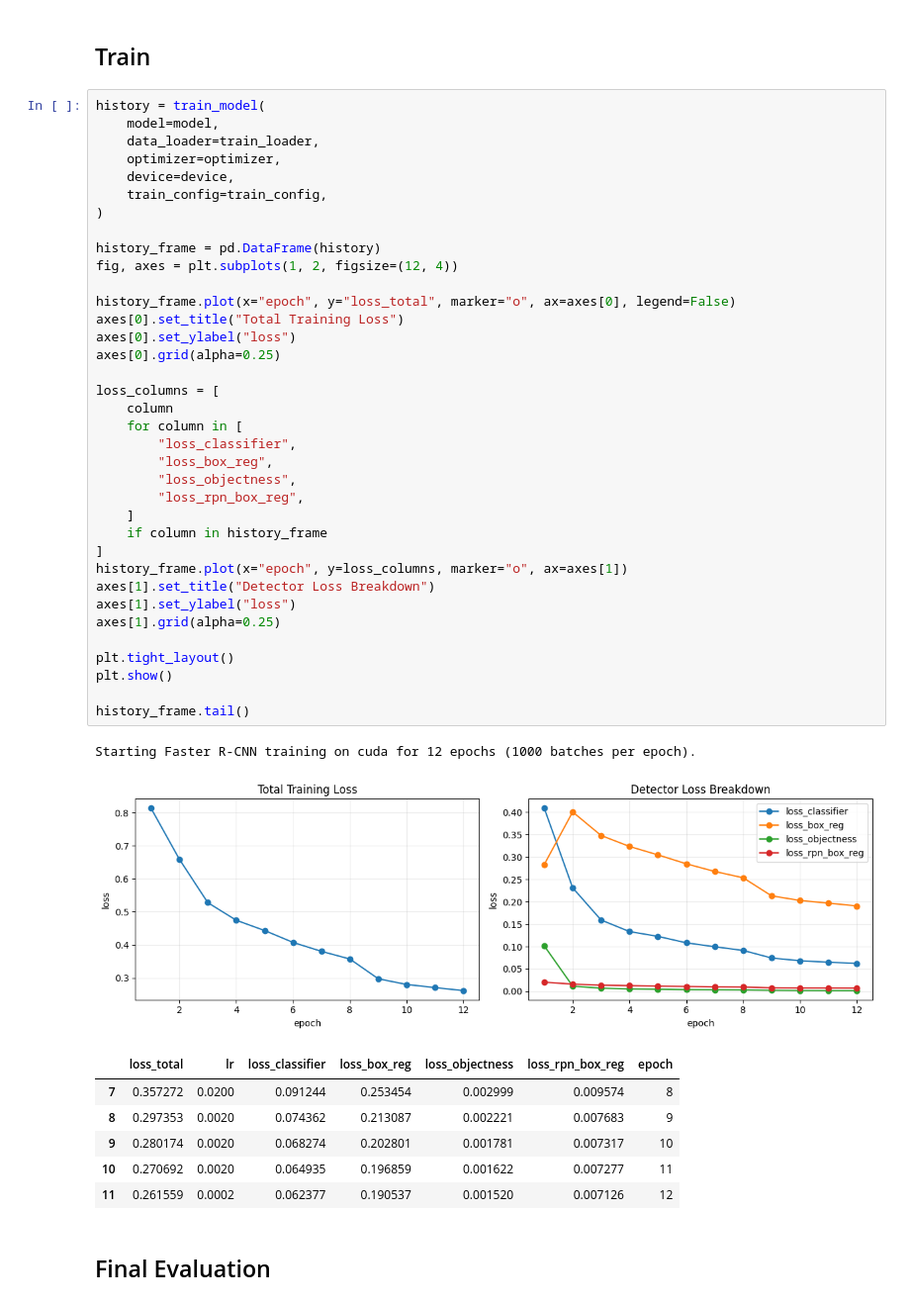
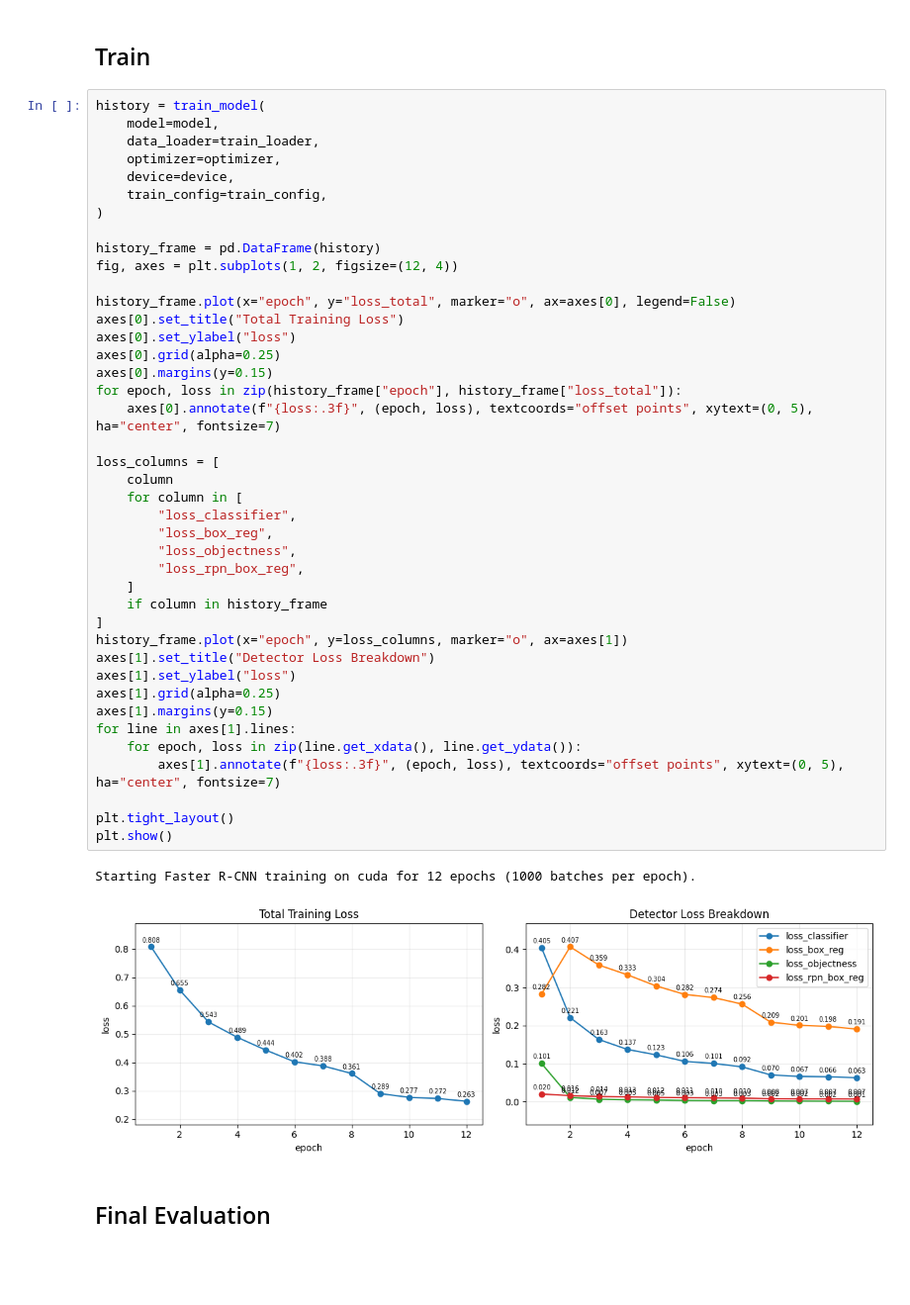
Before and after one commit to WiszeL/S1-Neuro-Symbolic-PCB-Defect-Detection, a Jupyter notebook: notebooks/01_train_neuro.ipynb, the cells around one changed output. Shown at 99% size. Saved outputs shown, nothing was run; the diff lists cells and outputs as text; blank space fills up the shorter version.

```diff
--- a/notebooks/01_train_neuro.ipynb
+++ b/notebooks/01_train_neuro.ipynb
@@ -135,42 +135,41 @@ history = train_model(
     train_config=train_config,
 )
 
 history_frame = pd.DataFrame(history)
 fig, axes = plt.subplots(1, 2, figsize=(12, 4))
 
 history_frame.plot(x="epoch", y="loss_total", marker="o", ax=axes[0], legend=False)
 axes[0].set_title("Total Training Loss")
 axes[0].set_ylabel("loss")
 axes[0].grid(alpha=0.25)
+axes[0].margins(y=0.15)
+for epoch, loss in zip(history_frame["epoch"], history_frame["loss_total"]):
+    axes[0].annotate(f"{loss:.3f}", (epoch, loss), textcoords="offset points", xytext=(0, 5), ha="center", fontsize=7)
 
 loss_columns = [
     column
     for column in [
         "loss_classifier",
         "loss_box_reg",
         "loss_objectness",
         "loss_rpn_box_reg",
     ]
     if column in history_frame
 ]
 history_frame.plot(x="epoch", y=loss_columns, marker="o", ax=axes[1])
 axes[1].set_title("Detector Loss Breakdown")
 axes[1].set_ylabel("loss")
 axes[1].grid(alpha=0.25)
+axes[1].margins(y=0.15)
+for line in axes[1].lines:
+    for epoch, loss in zip(line.get_xdata(), line.get_ydata()):
+        axes[1].annotate(f"{loss:.3f}", (epoch, loss), textcoords="offset points", xytext=(0, 5), ha="center", fontsize=7)
 
 plt.tight_layout()
 plt.show()
-
-history_frame.tail()
 # %% [output]
 Starting Faster R-CNN training on cuda for 12 epochs (1000 batches per epoch).
-[figure, old version]
+[figure, new version]
-|  | loss_total | lr | loss_classifier | loss_box_reg | loss_objectness | loss_rpn_box_reg | epoch |
-| 7 | 0.357272 | 0.0200 | 0.091244 | 0.253454 | 0.002999 | 0.009574 | 8 |
-| 8 | 0.297353 | 0.0020 | 0.074362 | 0.213087 | 0.002221 | 0.007683 | 9 |
-| 9 | 0.280174 | 0.0020 | 0.068274 | 0.202801 | 0.001781 | 0.007317 | 10 |
-| 10 | 0.270692 | 0.0020 | 0.064935 | 0.196859 | 0.001622 | 0.007277 | 11 |
-| 11 | 0.261559 | 0.0002 | 0.062377 | 0.190537 | 0.001520 | 0.007126 | 12 |
 # %% [markdown]
 ## Final Evaluation
 # %%
```
Also changed, not shown: parts of 4 cells of this notebook, 3 other files.
